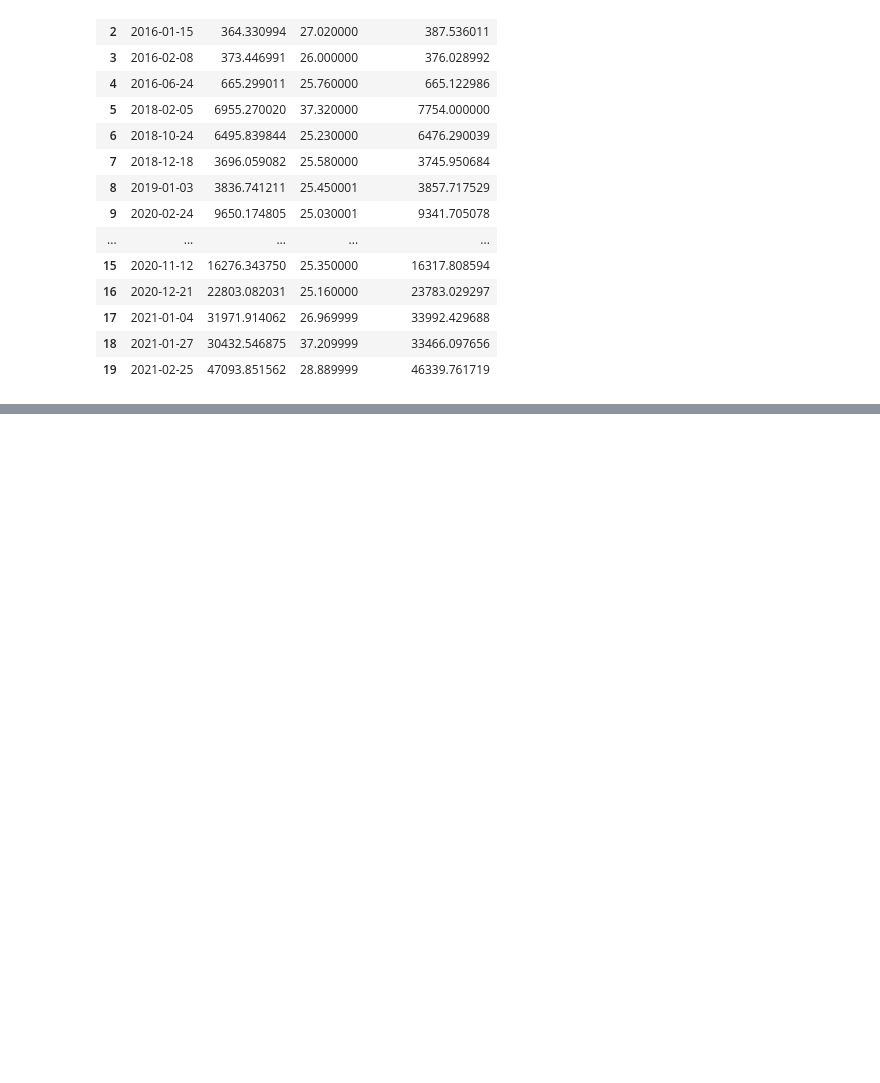
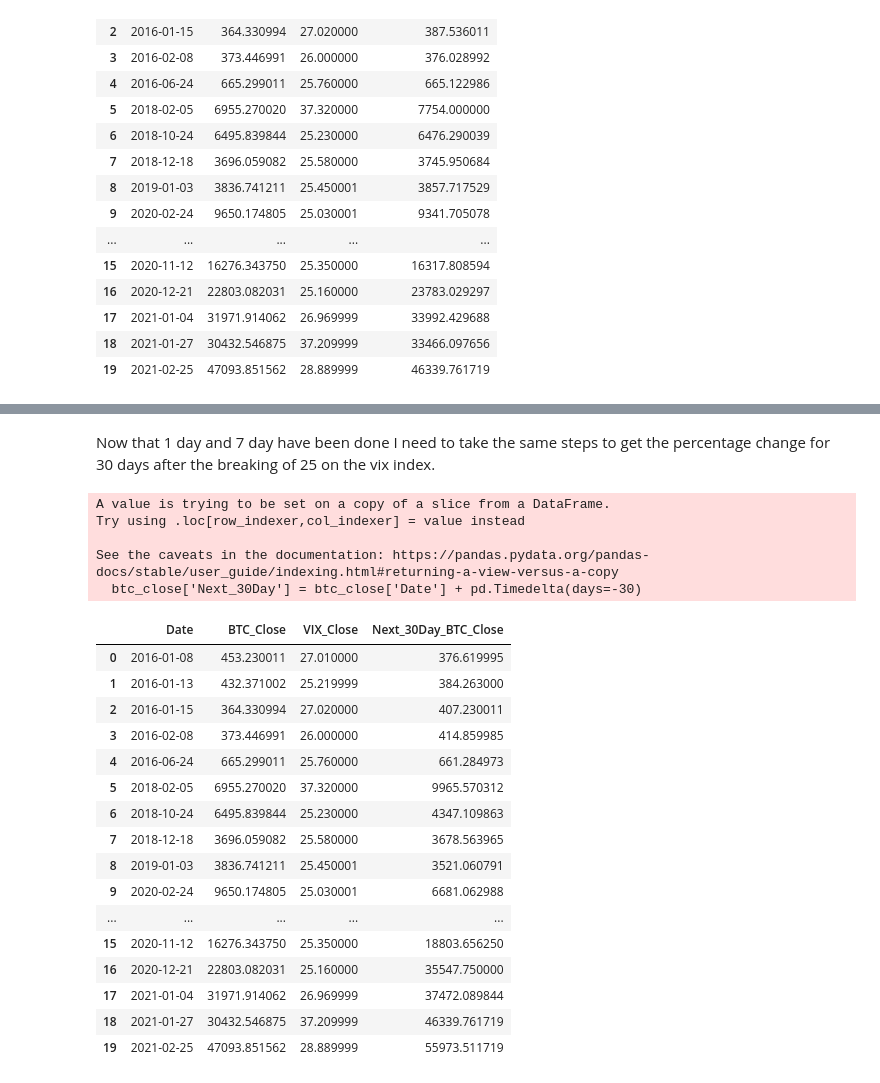
Before and after one commit to HerbDavis20/HerbDavis20.github.io, a Jupyter notebook: project_files/yahoofiance.ipynb, the cells around one changed output, grey strips where cells are left out. Cells and saved outputs as stored; diff of their text form; code cells hidden in the pictures; blank space fills up the shorter version.

```diff
--- a/project_files/yahoofiance.ipynb
+++ b/project_files/yahoofiance.ipynb
@@ -339,0 +463,44 @@ btc_close.head(20)
+# %% [markdown]
+Now that 1 day and 7 day have been done I need to take the same steps to get the percentage change for 30 days after the breaking of 25 on the vix index.
+# %%
+# Add a new column for BTC_Close value x (1,7 or 30)  days after the btc_close date
+btc_close['Next_30Day'] = btc_close['Date'] + pd.Timedelta(days=-30)
+
+# Rename to make it clearer
+btc_close_renamed = btc_close.rename(columns={'Close': 'Next_30Day_BTC_Close'})
+
+# Creates a new df with the merged data
+merged_30day = pd.merge(
+    merged_1,
+    btc_close_renamed[['Next_30Day', 'Next_30Day_BTC_Close']],
+    left_on='Date',
+    right_on='Next_30Day',
+    how='left'
+)
+
+# gets rid of the Next_Day column from the new df to keep it clean as this was just used for the calculation
+merged_30day = merged_30day.drop(columns=['Next_30Day'])
+merged_30day.head(20)
+# %% [output]
+A value is trying to be set on a copy of a slice from a DataFrame.
+Try using .loc[row_indexer,col_indexer] = value instead
+
+See the caveats in the documentation: https://pandas.pydata.org/pandas-docs/stable/user_guide/indexing.html#returning-a-view-versus-a-copy
+  btc_close['Next_30Day'] = btc_close['Date'] + pd.Timedelta(days=-30)
+|  | Date | BTC_Close | VIX_Close | Next_30Day_BTC_Close |
+| 0 | 2016-01-08 | 453.230011 | 27.010000 | 376.619995 |
+| 1 | 2016-01-13 | 432.371002 | 25.219999 | 384.263000 |
+| 2 | 2016-01-15 | 364.330994 | 27.020000 | 407.230011 |
+| 3 | 2016-02-08 | 373.446991 | 26.000000 | 414.859985 |
+| 4 | 2016-06-24 | 665.299011 | 25.760000 | 661.284973 |
+| 5 | 2018-02-05 | 6955.270020 | 37.320000 | 9965.570312 |
+| 6 | 2018-10-24 | 6495.839844 | 25.230000 | 4347.109863 |
+| 7 | 2018-12-18 | 3696.059082 | 25.580000 | 3678.563965 |
+| 8 | 2019-01-03 | 3836.741211 | 25.450001 | 3521.060791 |
+| 9 | 2020-02-24 | 9650.174805 | 25.030001 | 6681.062988 |
+| ... | ... | ... | ... | ... |
+| 15 | 2020-11-12 | 16276.343750 | 25.350000 | 18803.656250 |
+| 16 | 2020-12-21 | 22803.082031 | 25.160000 | 35547.750000 |
+| 17 | 2021-01-04 | 31971.914062 | 26.969999 | 37472.089844 |
+| 18 | 2021-01-27 | 30432.546875 | 37.209999 | 46339.761719 |
+| 19 | 2021-02-25 | 47093.851562 | 28.889999 | 55973.511719 |
```
Also changed, not shown: parts of 14 cells of this notebook, 3 other files.
